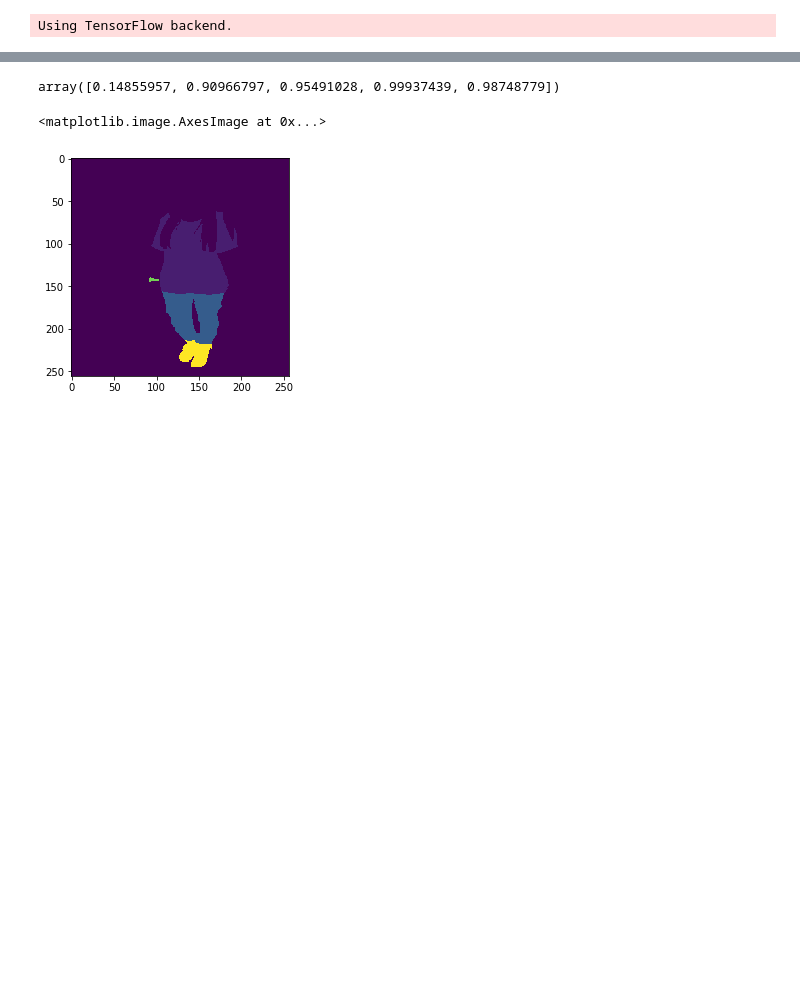
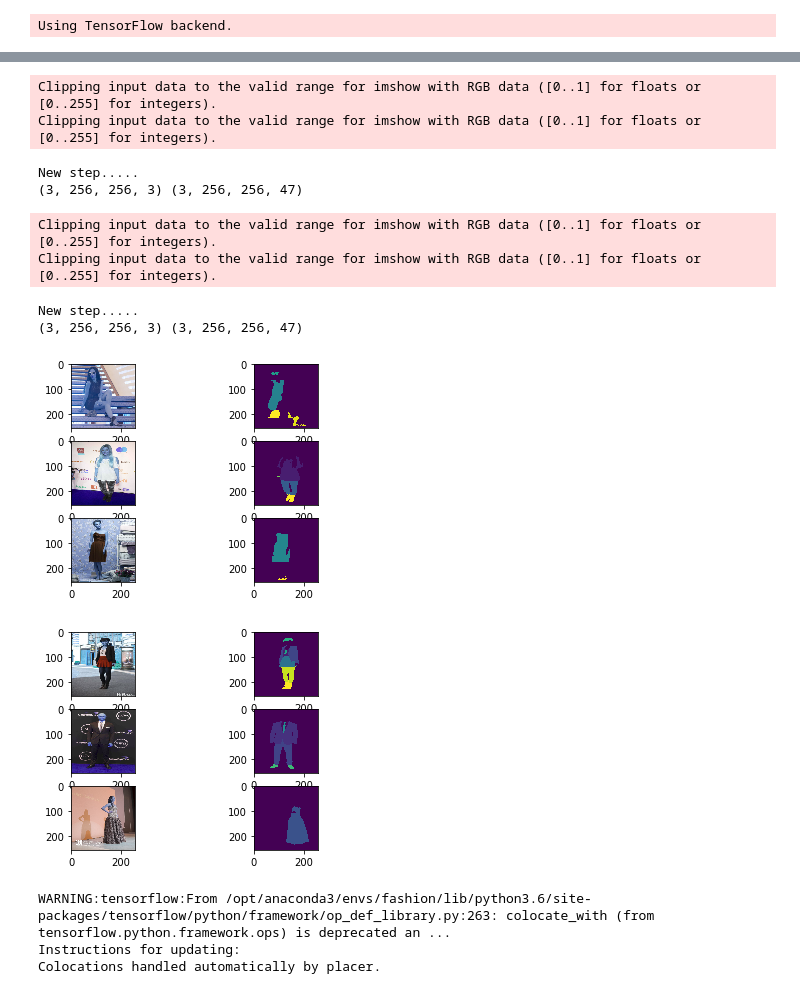
Before and after one commit to hasslercastro/fashion, a Jupyter notebook: Model.ipynb, the cells around one changed output, grey strips where cells are left out. Cells and saved outputs as stored; diff of their text form; code cells hidden in the pictures; blank space fills up the shorter version.

```diff
--- a/Model.ipynb
+++ b/Model.ipynb
@@ -37,3 +30,0 @@ def load_image(path, mask=False, shape=(256,256)):
-# %%
-def replace_ext(path):
-    return path[:-4] + '.jpg'
@@ -80,9 +39,9 @@ def generateData( labels , batch_size = 1 , train_path = './_train/',
         for i in (range(len(labels))):
             uri = labels[i]
             batch += 1
-            img = load_image(replace_ext(train_path + uri))
+            img = load_image(replace_ext(train_path + uri) , shape=(img_w, img_h))
             train_data.append(img)
-            mask = load_image(train_label_path + uri, True)
+            mask = load_image(train_label_path + uri, True, shape=(img_w, img_h))
             mask = mask.reshape((img_w * img_h,))
             train_label.append(mask)
 
@@ -90,9 +49,9 @@ def generateData( labels , batch_size = 1 , train_path = './_train/',
             if batch % batch_size == 0:
                 train_data = np.array(train_data)
                 #weights = get_weights(np.array(train_label))
-                train_label = np.array(train_label)#.flatten()
+                train_label = np.array(train_label).flatten()
                 train_label = to_categorical(train_label, num_classes= n_classes)
-                train_label = train_label.reshape( ( batch_size, img_w * img_h , n_classes ) )
+                train_label = train_label.reshape( ( batch_size, img_w , img_h , n_classes ) )
                 yield (train_data,train_label)
                 train_data = []
                 train_label = []
@@ -179,17 +58,0 @@ def focal_loss(gamma=2., alpha=4.):
-# %%
-labels = os.listdir('./masks/')
-# %%
-_w = 0.4 + np.zeros((1,1,47))
-_w[0,0,0] = 0.1
-one_image = load_image('masks/' + labels[1], mask=True)
-unique, counts = np.unique(one_image, return_counts=True)
-unique , counts
-size = len(one_image.reshape(-1,1))
-1 - (counts / size)
-# %% [output]
-array([0.14855957, 0.90966797, 0.95491028, 0.99937439, 0.98748779])
-# %%
-plt.imshow(one_image)
-# %% [output]
-<matplotlib.image.AxesImage at 0x...>
-[figure, removed]
@@ -221,0 +59,31 @@ def f1(y_true, y_pred):
+# %%
+def testing_data_generator(labels , batch_size=3, shape=(256,256)):
+    calls = 2
+    counter = 1
+    batch  = generateData(labels , batch_size)
+    for original , masks in batch:
+        print("New step.....")
+        print(original.shape , masks.shape)
+
+        fig, ax = plt.subplots(batch_size , 2)
+
+        for idx in range(batch_size):
+            ax[idx, 0].imshow(original[idx])
+            ax[idx, 1].imshow( masks[idx].argmax(-1))
+
+        if counter == calls:
+            break #breaking generator infinite loop needed by keras
+        counter += 1
+# %%
+testing_data_generator(labels)
+# %% [output]
+Clipping input data to the valid range for imshow with RGB data ([0..1] for floats or [0..255] for integers).
+Clipping input data to the valid range for imshow with RGB data ([0..1] for floats or [0..255] for integers).
+New step.....
+(3, 256, 256, 3) (3, 256, 256, 47)
+Clipping input data to the valid range for imshow with RGB data ([0..1] for floats or [0..255] for integers).
+Clipping input data to the valid range for imshow with RGB data ([0..1] for floats or [0..255] for integers).
+New step.....
+(3, 256, 256, 3) (3, 256, 256, 47)
+[figure, added]
+[figure, added]
@@ -222,2 +135,8 @@ def f1(y_true, y_pred):
+# %%
+segnet_model = seg_net((256,256,3))
+# %% [output]
+WARNING:tensorflow:From /opt/anaconda3/envs/fashion/lib/python3.6/site-packages/tensorflow/python/framework/op_def_library.py:263: colocate_with (from tensorflow.python.framework.ops) is deprecated an ...
+Instructions for updating:
+Colocations handled automatically by placer.
 # %%
 #optimizer = Adam(lr=0.004)
```
Also changed, not shown: parts of 46 cells of this notebook, 4 other files.
